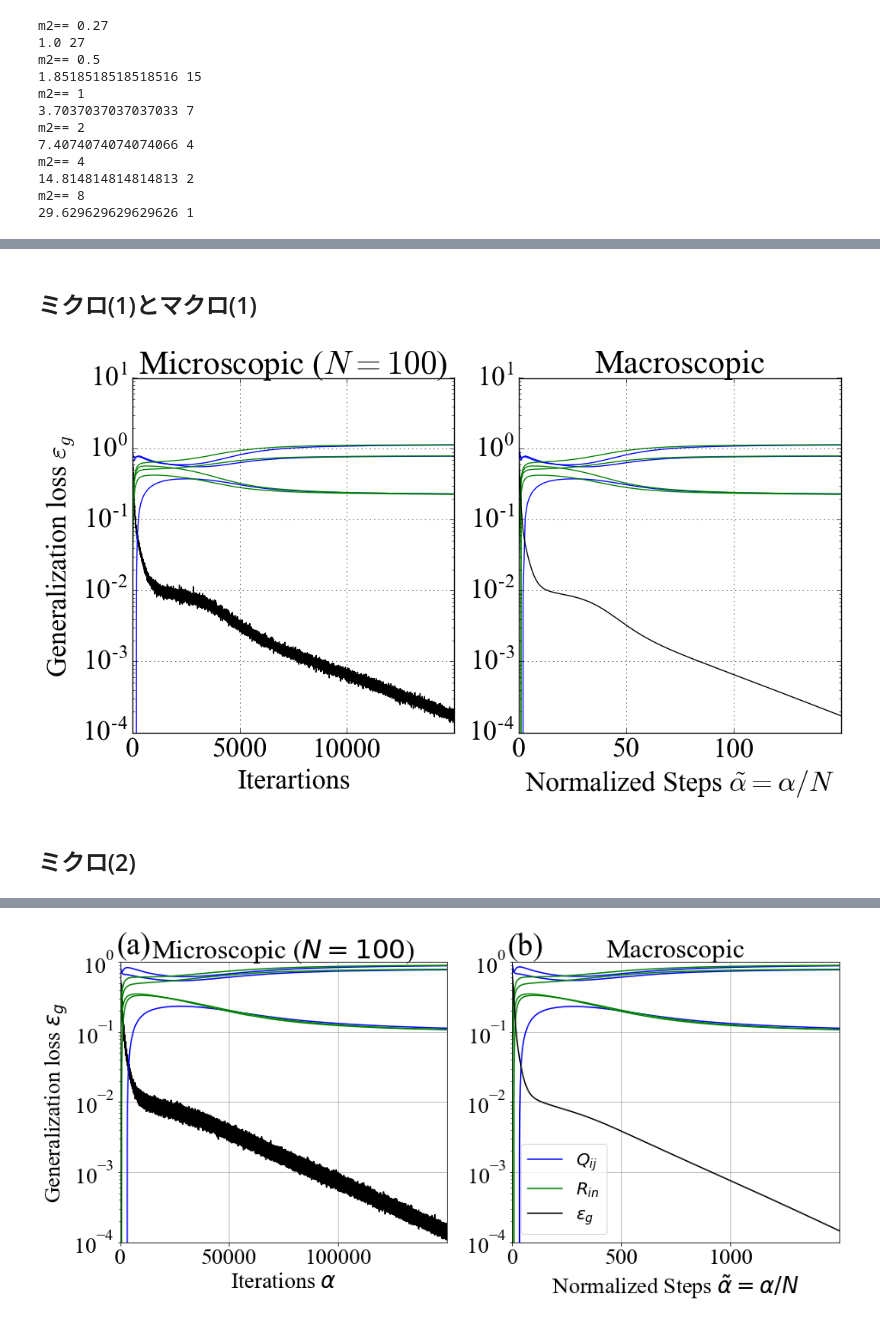
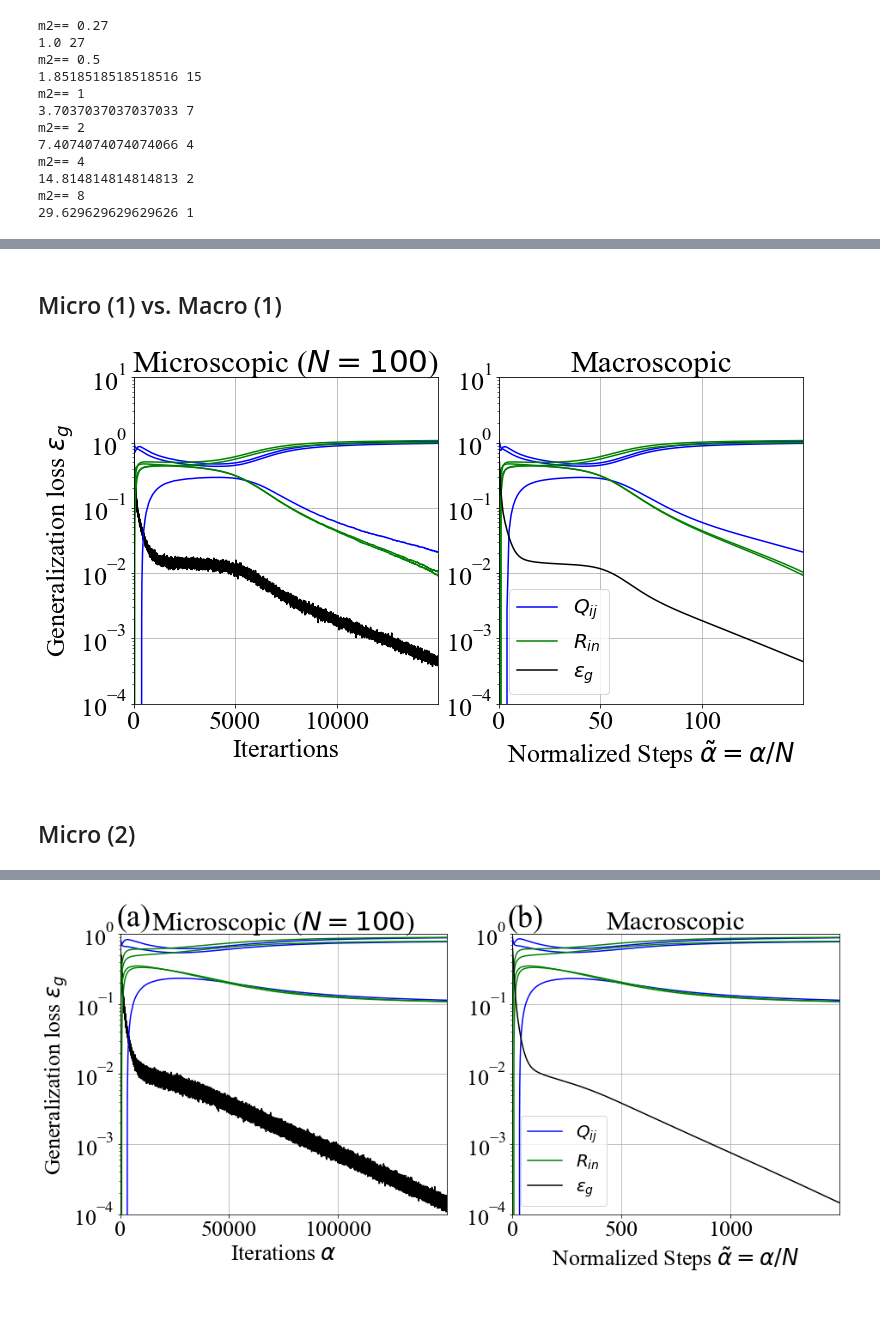
Before and after one commit to yos1up/data-dependence-of-plateau, a Jupyter notebook: three-layer_committee_general_Sigma.ipynb, the cells around one changed output, grey strips where cells are left out. Cells and saved outputs as stored; diff of their text form; code cells hidden in the pictures.

```diff
--- a/three-layer_committee_general_Sigma.ipynb
+++ b/three-layer_committee_general_Sigma.ipynb
@@ -272,6 +305,7 @@ def plot_micro_dynamics(N, till, Qs, Rs, Ls, drawstep=1):
             plt.plot(np.arange(len(Rs[power]))[:till:drawstep], Rs[power][:till:drawstep,i,j], color='g')
     plt.yscale('log')
     plt.xlabel('Iteration')
+    plt.grid()
 # %%
 # for calculating order parameter system
 import order_parameter_dynamics as opd
@@ -350,7 +384,7 @@ def calc_opd_highorder(N, nb_iter, lambdas, eta, act='erf', mdl=None, mdl_t=None
         tmp_mdl_t = MLP(ls=[N,2,1], nobias=True, act=func_erf2, opt=None)
         tmp_mdl_t.l[1].W.data = np.array([[1, 1]], dtype=np.float32)
 
-    ncov = np.diag(lambdas)
+    # ncov = np.diag(lambdas)
     # ncov = np.diag([1] * N)
 
     nonzero_distinct_lambdas = np.unique(lambdas[np.nonzero(lambdas)])  # non-zero distinct eigenvalues
@@ -359,18 +393,22 @@ def calc_opd_highorder(N, nb_iter, lambdas, eta, act='erf', mdl=None, mdl_t=None
     nQRT = np.zeros([deg, 4, 4]).astype(np.float)
     weight_mat = np.r_[tmp_mdl.W(0), tmp_mdl_t.W(0)]
     for e in range(deg):
-        nQRT[e] = np.dot(np.dot( weight_mat, ncov ** (e+1)),  weight_mat.T)
+        # nQRT[e] = np.dot(np.dot( weight_mat, ncov ** (e+1)),  weight_mat.T)
+        # short-cut with using ncov is diag(lambdas)
+        nQRT[e] = np.einsum('ij, j, jk', weight_mat, np.asarray(lambdas)**(e+1), weight_mat.T)
+
     print('nQRT:', nQRT)
     _ = np.c_[tmp_mdl.W(1), tmp_mdl_t.W(1)]
     nABC = np.dot(_.T, _)
     print('nABC:', nABC)
 
-    ncovncov = np.dot(ncov, ncov)
-    nT4 = np.dot(np.dot(tmp_mdl_t.W(0), np.dot(ncovncov, ncovncov)), tmp_mdl_t.W(0).T)
-    nT2 = np.dot(np.dot(tmp_mdl_t.W(0), ncovncov), tmp_mdl_t.W(0).T)
-    nT1 = np.dot(np.dot(tmp_mdl_t.W(0), ncov), tmp_mdl_t.W(0).T)
-    print('sqrt(nT4/nT2): ', np.sqrt(nT4/nT2))
-    print('nT2/nT1: ', nT2/nT1)
+    if False:
+        ncovncov = np.dot(ncov, ncov)
+        nT4 = np.dot(np.dot(tmp_mdl_t.W(0), np.dot(ncovncov, ncovncov)), tmp_mdl_t.W(0).T)
+        nT2 = np.dot(np.dot(tmp_mdl_t.W(0), ncovncov), tmp_mdl_t.W(0).T)
+        nT1 = np.dot(np.dot(tmp_mdl_t.W(0), ncov), tmp_mdl_t.W(0).T)
+        print('sqrt(nT4/nT2): ', np.sqrt(nT4/nT2))
+        print('nT2/nT1: ', nT2/nT1)
 
     QRTcoef = np.array([1.0, 1.0])
     op = opd.opd_inf_KM_inf_highorder(lambdas, nQRT, nABC, K=2, M=2, eta=eta, act=act, QRTcoef=QRTcoef, ABCcoef=[0], ignore_etasq=ignore_etasq, substep=substep)  # ABCcoef=[0] for  soft-committee machine
@@ -409,6 +447,7 @@ def plot_macro_dynamics(opL, opQRT, N=1, till=None, slowing=1.0):
 
     lines.append(plt.plot(np.arange(len(opL))[:till]*N*slowing, opL[:till], color='k')[0])
     plt.yscale('log')
+    plt.grid()
 
     plt.legend(lines, ['$Q_{ij}$', '$R_{in}$', '$\\varepsilon_g$'], loc='best', fontsize=20)
 # %%
@@ -687,7 +776,7 @@ N = 100
 nb_iter = 150 * N
 lambdas = np.array([0.3]*50 + [1.7]*50)
 
-from_scratch = True # 「初めから」 or 「続きから」
-rslt = learn(N, nb_iter, lambdas, from_scratch=from_scratch, rslt=None)
+from_scratch = True
+rslt = learn(N, nb_iter, lambdas, lr=1.0/N, from_scratch=from_scratch, rslt=None)
 Qs, Rs, T, Ls, mdl0, mdl_halfway = rslt['Qs'], rslt['Rs'], rslt['T'], rslt['Ls'], rslt['mdl0'], rslt['mdl_halfway']
 # %% [output]
@@ -733,22 +825,22 @@ Wall time: 11.8 s
 # %% [markdown]
-## ミクロ(1)とマクロ(1)
+## Micro (1) vs. Macro (1)
 # %%
 plt.figure(figsize=(12,6))
 plt.subplot(121)
 plot_micro_dynamics(N, 150*N, Qs, Rs, Ls)
-plt.ylim(1e-4, 1e1); plt.xlim(0, 150*N); plt.xticks(np.linspace(0, 100*N, 3)); plt.grid()
+plt.ylim(1e-4, 1e1); plt.xlim(0, 150*N); plt.xticks(np.linspace(0, 100*N, 3))
 plt.xlabel('Iterartions'); plt.ylabel('Generalization loss $\\varepsilon_g$')
 plt.title('Microscopic ($N = 100$)')
 plt.subplot(122)
 plot_macro_dynamics(opL, opQRT[:,0,:,:], N=1)
-plt.ylim(1e-4, 1e1); plt.xlim(0, 150); plt.xticks(np.linspace(0, 100, 3)); plt.grid()
+plt.ylim(1e-4, 1e1); plt.xlim(0, 150); plt.xticks(np.linspace(0, 100, 3))
 plt.xlabel('Normalized Steps $\\tilde{\\alpha} = \\alpha/N$');
 plt.title('Macroscopic');
 plt.show()
 # %% [output]
-[figure, old version]
+[figure, new version]
 # %% [markdown]
-## ミクロ(2)
+## Micro (2)
 # %%
 %%time
 N = 100
```
Also changed, not shown: parts of 67 cells of this notebook, 1 other file.
